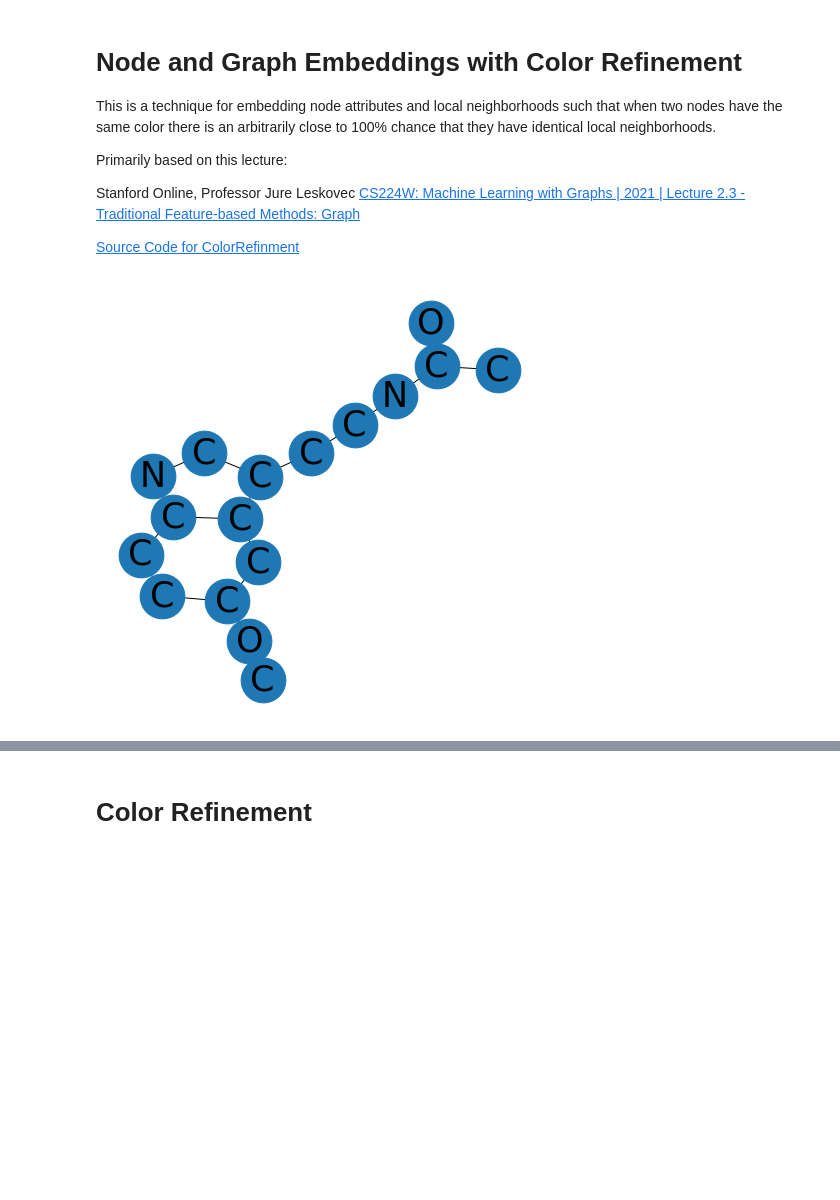
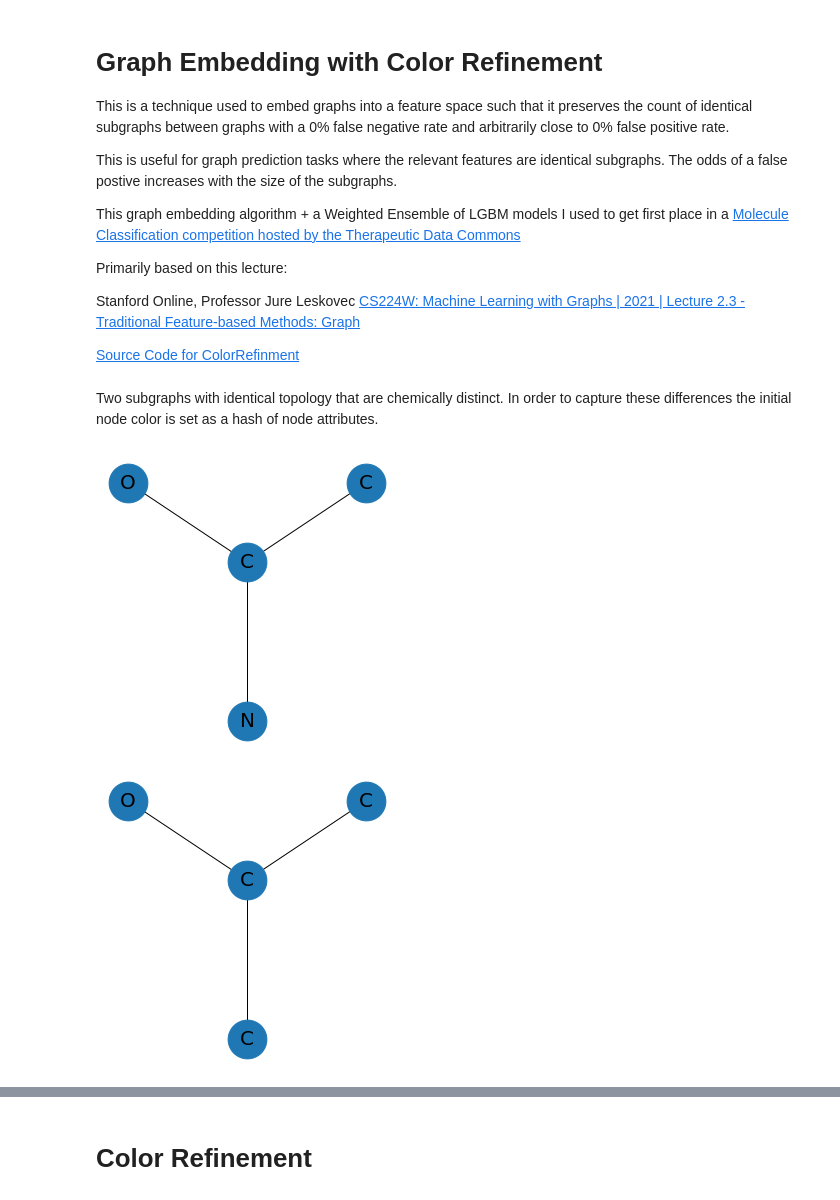
Before and after one commit to parkerburchett/TDC-Binary-Classification, a Jupyter notebook: ColorRefinement/ColorRefinement Tutorial.ipynb, the cells around one changed output, grey strips where cells are left out. Cells and saved outputs as stored; diff of their text form; code cells hidden in the pictures; blank space fills up the shorter version.

```diff
--- a/ColorRefinement/ColorRefinement Tutorial.ipynb
+++ b/ColorRefinement/ColorRefinement Tutorial.ipynb
@@ -1,7 +1,11 @@
 # %% [markdown]
-# Node and Graph Embeddings with Color Refinement
+# Graph Embedding with Color Refinement
 
-This is a technique for embedding node attributes and local neighborhoods such that when two nodes have the same color there is an arbitrarily close to 100% chance that they have identical local neighborhoods.
+This is a technique used to embed graphs into a feature space such that it preserves the count of  identical subgraphs between graphs with a 0% false negative rate and arbitrarily close to 0% false positive rate.
+
+This is useful for graph prediction tasks where the relevant features are identical subgraphs. The odds of a false postive increases with the size of the subgraphs.
+
+This graph embedding algorithm + a Weighted Ensemble of LGBM models I  used to get first place in a [Molecule Classification competition hosted by the Therapeutic Data Commons](https://tdcommons.ai/benchmark/admet_group/10cyp2c9i/)
 
 Primarily based on this lecture:
 
@@ -33,7 +42,13 @@ def show_mol_only_elements(mol):
     plt.show()
-# %%
-melatonin ='CC(=O)NCCC1=CNc2c1cc(OC)cc2'
-mol = compute_mol_only_elements(melatonin)
-show_mol_only_elements(mol)
-# %% [output]
-[figure, removed]
+# %% [markdown]
+Two subgraphs with identical topology that are chemically distinct. In order to capture these differences the initial node color is set as a hash of node attributes.
+# %%
+a ='CC(=O)N'
+mol = compute_mol_only_elements(a)
+show_mol_only_elements(mol)
+b ='CC(=O)C'
+mol = compute_mol_only_elements(b)
+show_mol_only_elements(mol)
+# %% [output]
+[figure, added]
+[figure, added]
```
Also changed, not shown: parts of 10 cells of this notebook.
